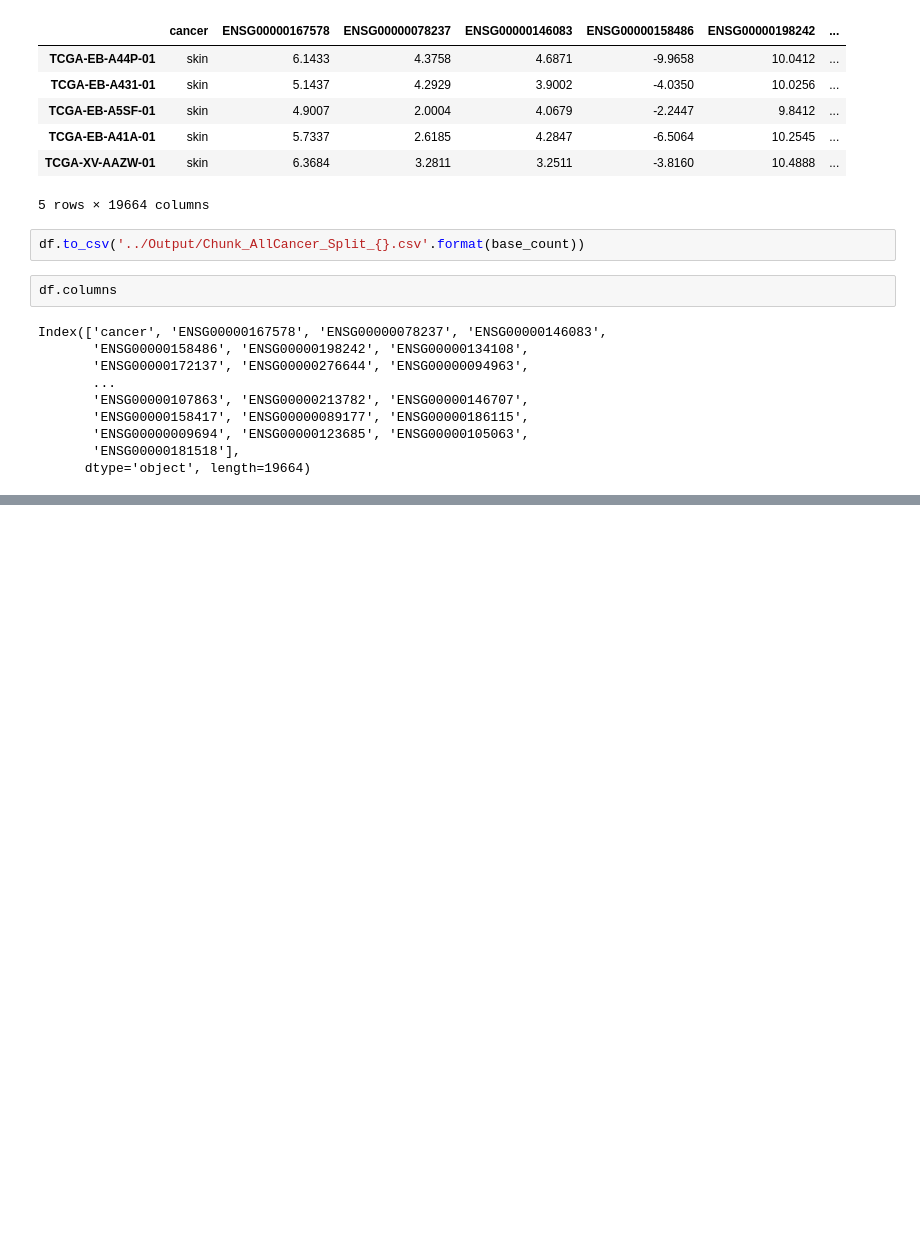
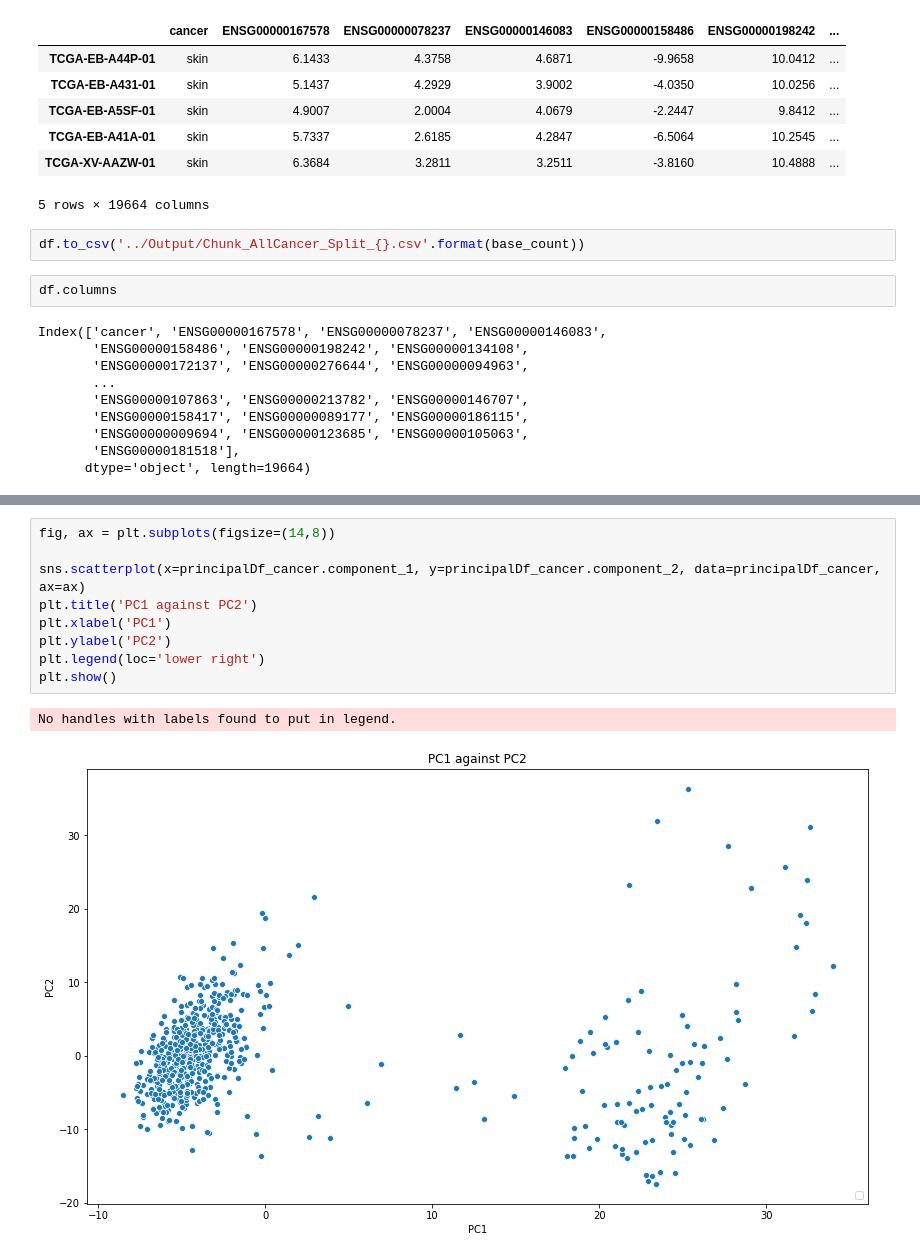
Before and after one commit to mikesamir/oncological_gene_expression_analysis, a Jupyter notebook: Lu/Chunk_Split.ipynb, the cells around one changed output, grey strips where cells are left out. Drawn from its saved outputs; the diff is of its cells as text; blank space fills up the shorter version.

```diff
--- a/Lu/Chunk_Split.ipynb
+++ b/Lu/Chunk_Split.ipynb
@@ -90,0 +190,12 @@ Index(['cancer', 'ENSG00000167578', 'ENSG00000078237', 'ENSG00000146083',
+# %%
+fig, ax = plt.subplots(figsize=(14,8))
+
+sns.scatterplot(x=principalDf_cancer.component_1, y=principalDf_cancer.component_2, data=principalDf_cancer, ax=ax)
+plt.title('PC1 against PC2')
+plt.xlabel('PC1')
+plt.ylabel('PC2')
+plt.legend(loc='lower right')
+plt.show()
+# %% [output]
+No handles with labels found to put in legend.
+[figure, added]
```
Also changed, not shown: parts of 12 cells of this notebook, 1 other file.
